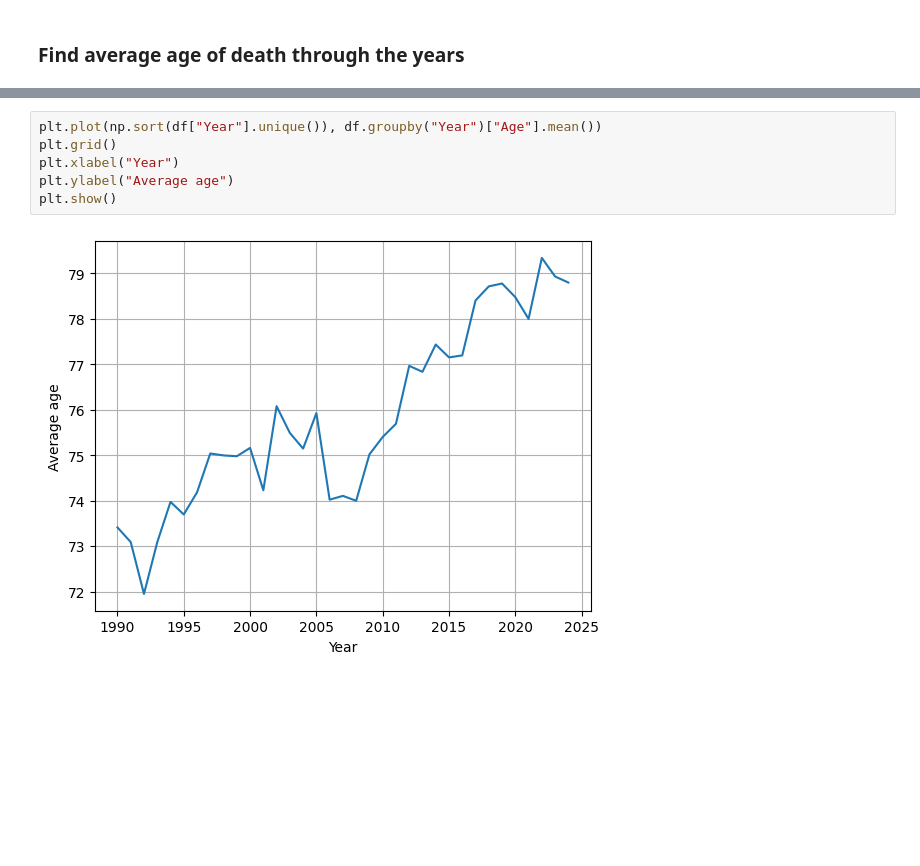
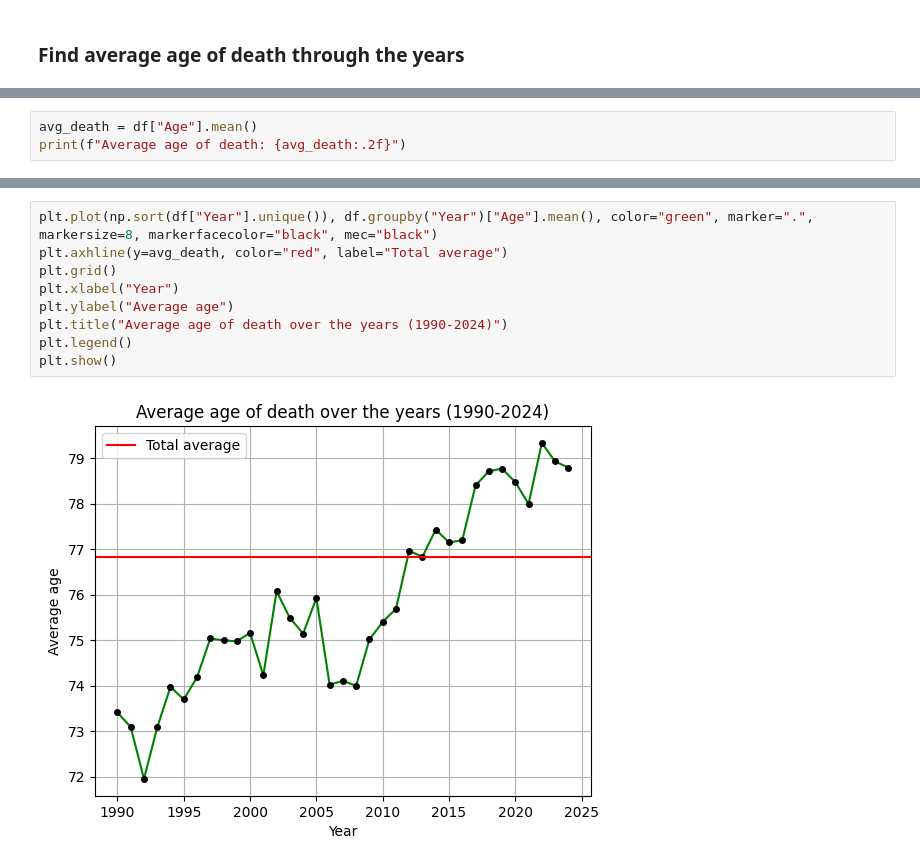
Before and after one commit to Elia9605/notable-deaths, a Jupyter notebook: an_deaths.ipynb, the cells around one changed output, grey strips where cells are left out. Drawn from its saved outputs; the diff is of its cells as text; blank space fills up the shorter version.

```diff
--- a/an_deaths.ipynb
+++ b/an_deaths.ipynb
@@ -422,0 +423,3 @@ np.float64(76.8283490651661)
+# %%
+avg_death = df["Age"].mean()
+print(f"Average age of death: {avg_death:.2f}")
@@ -423,8 +428,11 @@ np.float64(76.8283490651661)
 # %%
-plt.plot(np.sort(df["Year"].unique()), df.groupby("Year")["Age"].mean())
+plt.plot(np.sort(df["Year"].unique()), df.groupby("Year")["Age"].mean(), color="green", marker=".", markersize=8, markerfacecolor="black", mec="black")
+plt.axhline(y=avg_death, color="red", label="Total average")
 plt.grid()
 plt.xlabel("Year")
 plt.ylabel("Average age")
+plt.title("Average age of death over the years (1990-2024)")
+plt.legend()
 plt.show()
 # %% [output]
-[figure, old version]
+[figure, new version]
```
Also changed, not shown: parts of 9 cells of this notebook.
